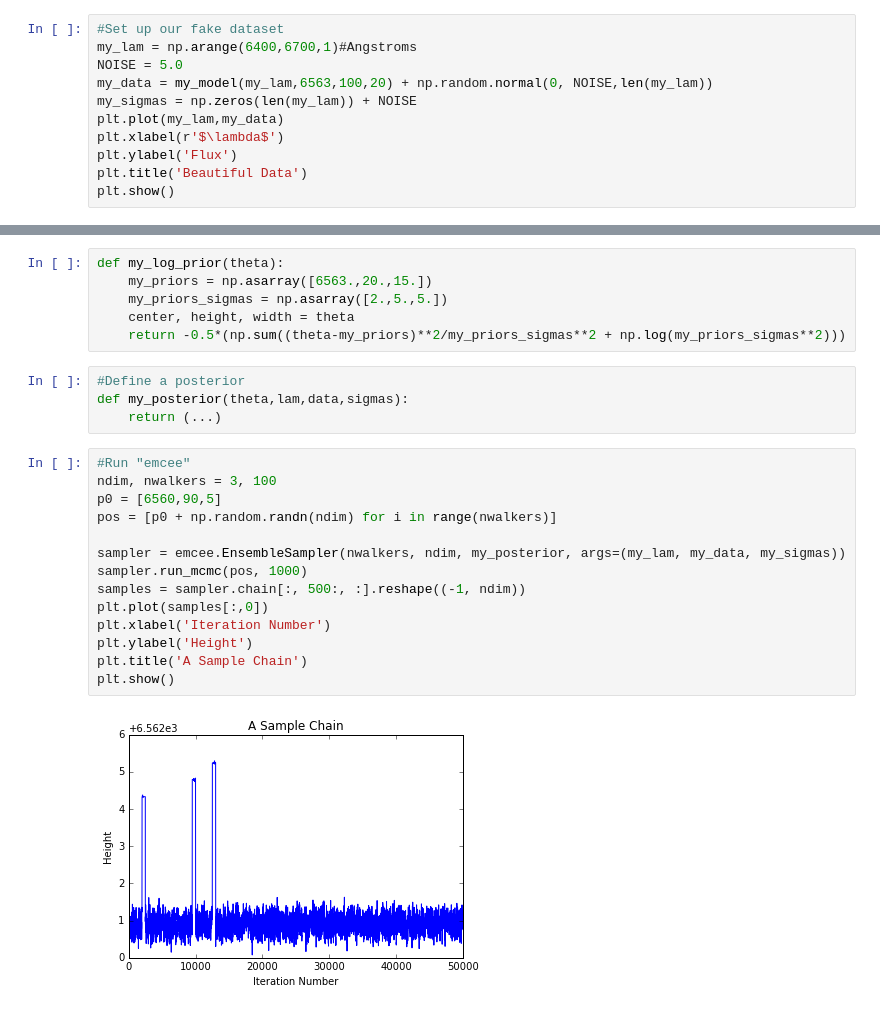
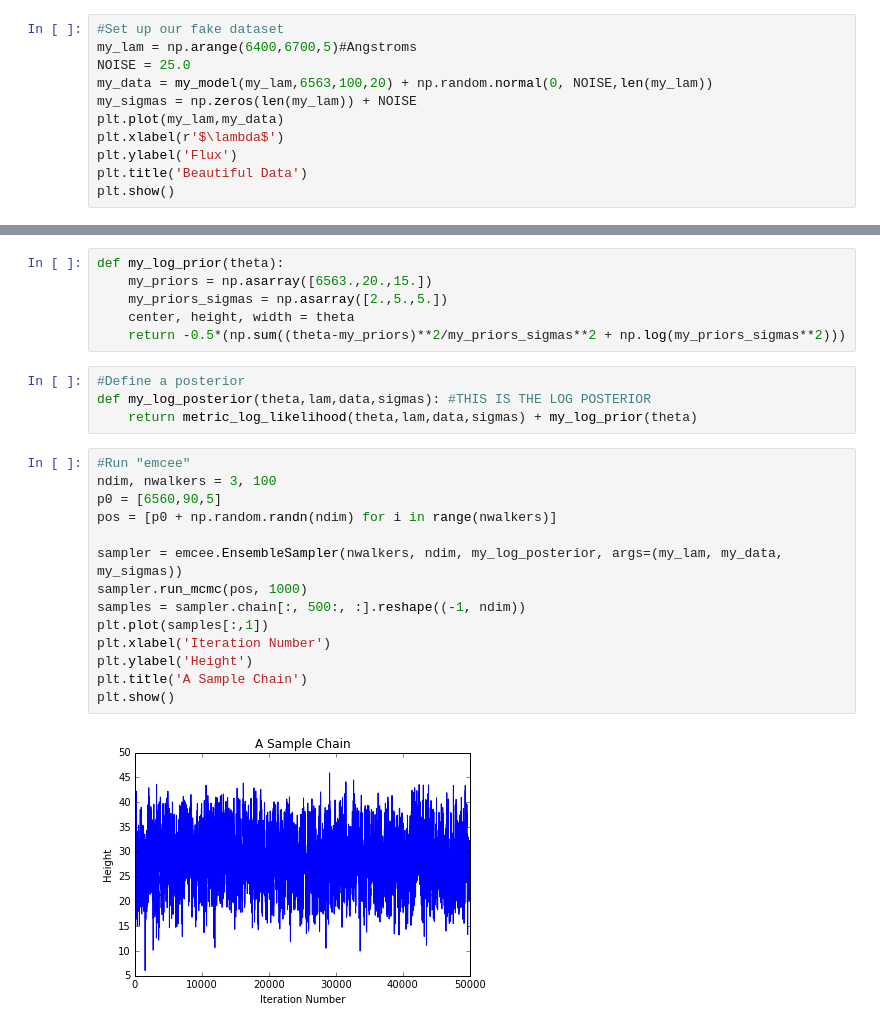
Before and after one commit to Banneker2016/DataAnalysis_Week4, a Jupyter notebook: banneker_data_analysis4_day4.ipynb, the cells around one changed output, grey strips where cells are left out. Drawn from its saved outputs; the diff is of its cells as text.

```diff
--- a/banneker_data_analysis4_day4.ipynb
+++ b/banneker_data_analysis4_day4.ipynb
@@ -10,8 +10,8 @@ def my_model(lam,center,height,width): #This model is just for an example
     return height * (width/2.)**2 / ((lam - center)**2 + (width/2.)**2)
 # %%
 #Set up our fake dataset
-my_lam = np.arange(6400,6700,1)#Angstroms
-NOISE = 5.0
+my_lam = np.arange(6400,6700,5)#Angstroms
+NOISE = 25.0
 my_data = my_model(my_lam,6563,100,20) + np.random.normal(0, NOISE,len(my_lam))
 my_sigmas = np.zeros(len(my_lam)) + NOISE
 plt.plot(my_lam,my_data)
@@ -34,24 +34,24 @@ def my_log_prior(theta):
     return -0.5*(np.sum((theta-my_priors)**2/my_priors_sigmas**2 + np.log(my_priors_sigmas**2)))
 # %%
 #Define a posterior
-def my_posterior(theta,lam,data,sigmas):
-    return (...)
+def my_log_posterior(theta,lam,data,sigmas): #THIS IS THE LOG POSTERIOR
+    return metric_log_likelihood(theta,lam,data,sigmas) + my_log_prior(theta)
 # %%
 #Run "emcee"
 ndim, nwalkers = 3, 100
 p0 = [6560,90,5]
 pos = [p0 + np.random.randn(ndim) for i in range(nwalkers)]
 
-sampler = emcee.EnsembleSampler(nwalkers, ndim, my_posterior, args=(my_lam, my_data, my_sigmas))
+sampler = emcee.EnsembleSampler(nwalkers, ndim, my_log_posterior, args=(my_lam, my_data, my_sigmas))
 sampler.run_mcmc(pos, 1000)
 samples = sampler.chain[:, 500:, :].reshape((-1, ndim))
-plt.plot(samples[:,0])
+plt.plot(samples[:,1])
 plt.xlabel('Iteration Number')
 plt.ylabel('Height')
 plt.title('A Sample Chain')
 plt.show()
 # %% [output]
-[figure, old version]
+[figure, new version]
 # %%
 #Chatting about Percentiles
 print "CENTER",np.percentile(samples[:,0],[16,50,84])
```
Also changed, not shown: parts of 3 cells of this notebook, 1 other file.
